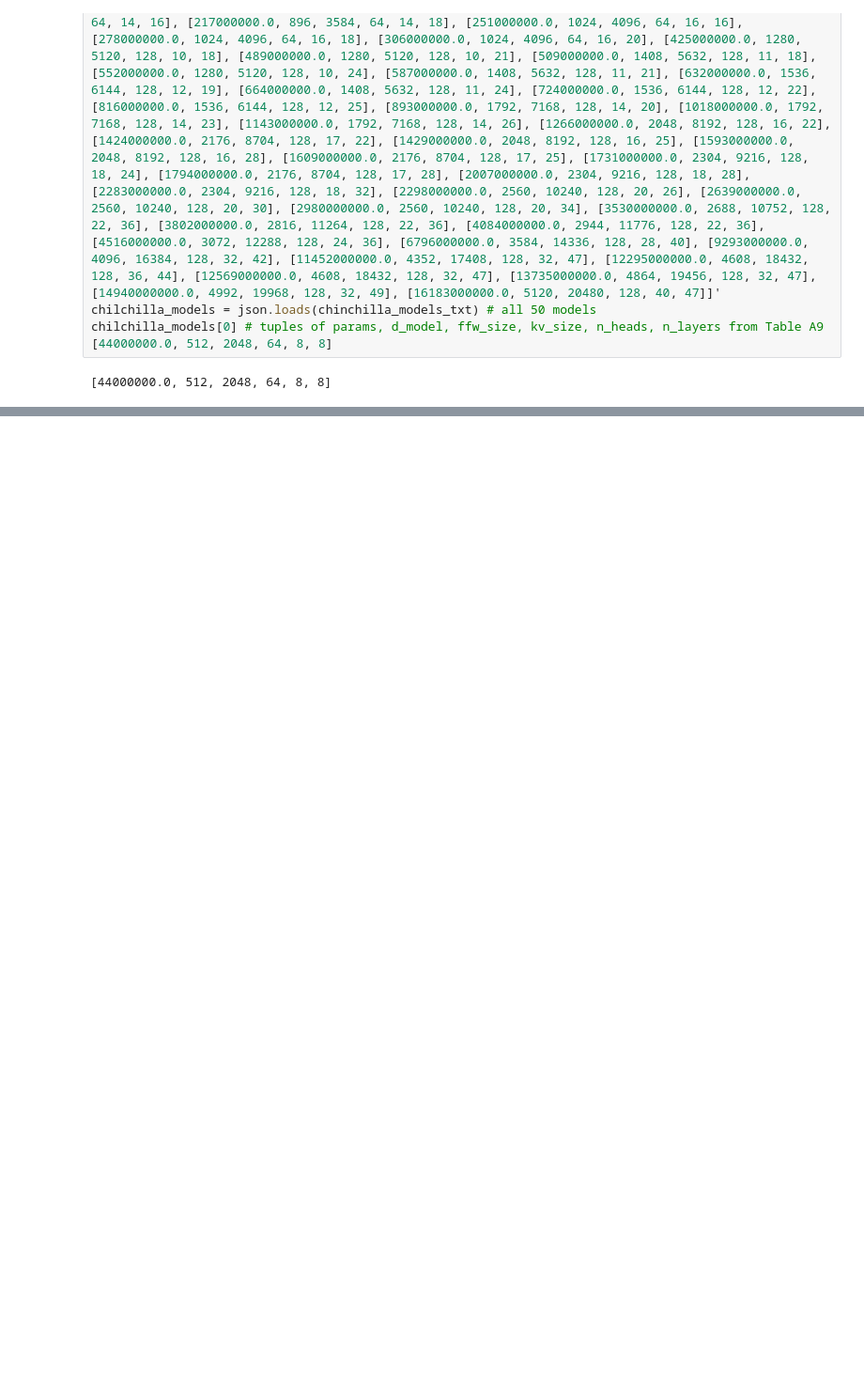
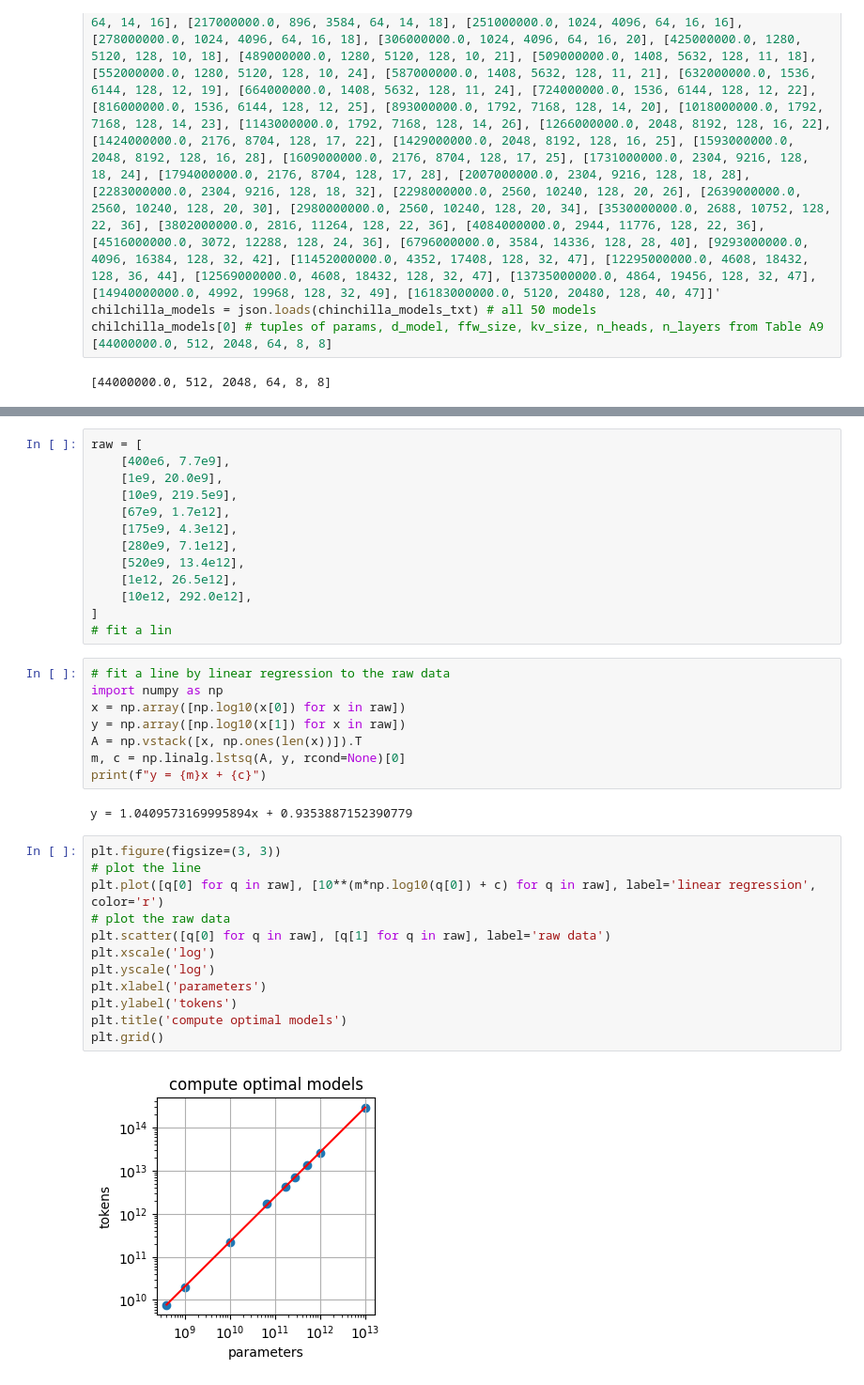
Before and after one commit to mansi104-ai/Nano-gpt-model, a Jupyter notebook: scaling_laws.ipynb, the cells around one changed output, grey strips where cells are left out. Shown at 94% size. Cells and saved outputs as stored; diff of their text form; blank space fills up the shorter version.

```diff
--- a/scaling_laws.ipynb
+++ b/scaling_laws.ipynb
@@ -55,0 +275,37 @@ chilchilla_models[0] # tuples of params, d_model, ffw_size, kv_size, n_heads, n_
+# %%
+raw = [
+    [400e6, 7.7e9],
+    [1e9, 20.0e9],
+    [10e9, 219.5e9],
+    [67e9, 1.7e12],
+    [175e9, 4.3e12],
+    [280e9, 7.1e12],
+    [520e9, 13.4e12],
+    [1e12, 26.5e12],
+    [10e12, 292.0e12],
+]
+# fit a lin
+# %%
+# fit a line by linear regression to the raw data
+import numpy as np
+x = np.array([np.log10(x[0]) for x in raw])
+y = np.array([np.log10(x[1]) for x in raw])
+A = np.vstack([x, np.ones(len(x))]).T
+m, c = np.linalg.lstsq(A, y, rcond=None)[0]
+print(f"y = {m}x + {c}")
+# %% [output]
+y = 1.0409573169995894x + 0.9353887152390779
+# %%
+plt.figure(figsize=(3, 3))
+# plot the line
+plt.plot([q[0] for q in raw], [10**(m*np.log10(q[0]) + c) for q in raw], label='linear regression', color='r')
+# plot the raw data
+plt.scatter([q[0] for q in raw], [q[1] for q in raw], label='raw data')
+plt.xscale('log')
+plt.yscale('log')
+plt.xlabel('parameters')
+plt.ylabel('tokens')
+plt.title('compute optimal models')
+plt.grid()
+# %% [output]
+[figure, added]
```
Also changed, not shown: parts of 10 cells of this notebook, 2 other files.
